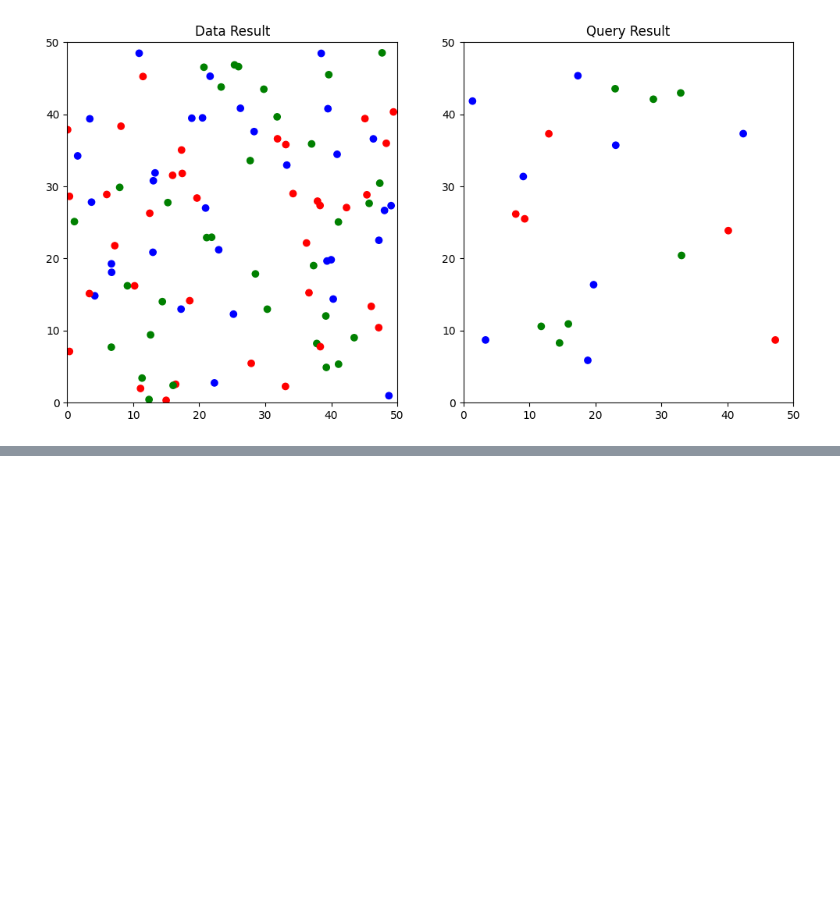
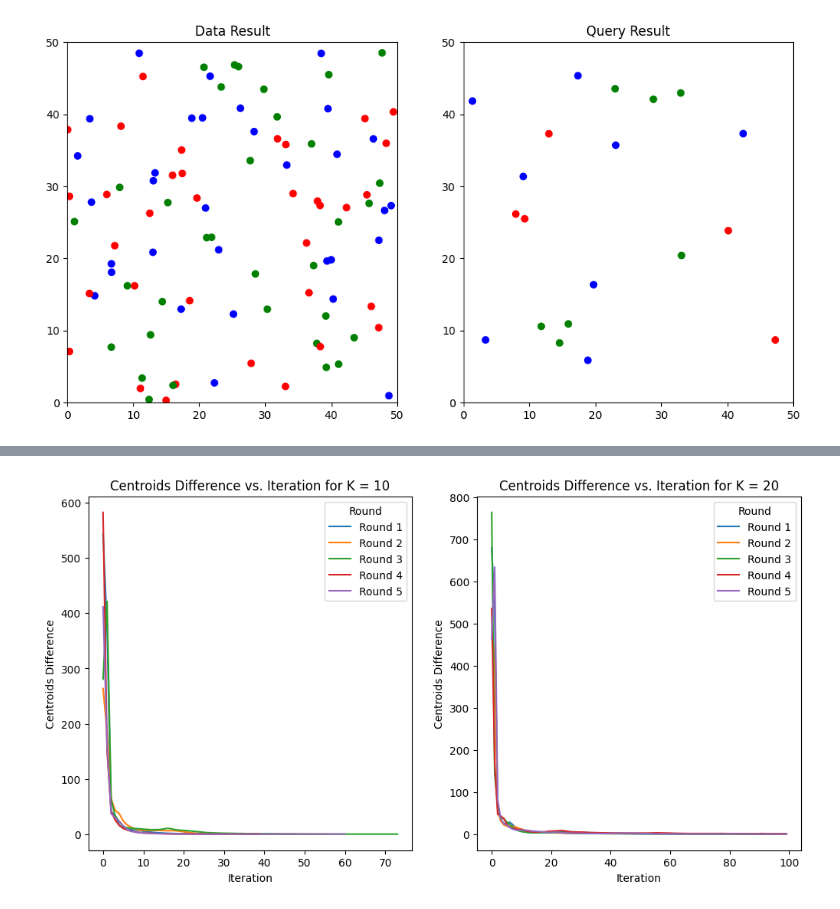
Before and after one commit to 118020020/815hws, a Jupyter notebook: hw2/solutions.ipynb, the cells around one changed output, grey strips where cells are left out. Cells and saved outputs as stored; diff of their text form; code cells hidden in the pictures; blank space fills up the shorter version.

Commit message:
wrong version, as a record

```diff
--- a/hw2/solutions.ipynb
+++ b/hw2/solutions.ipynb
@@ -98,0 +120,13 @@ Text(0.5, 1.0, 'Query Result')
+# %%
+def load_preprocess_image(img_path):
+    image = Image.open(img_path)
+    image = image.convert('RGB')
+    pixels = np.array(image)
+    h, w, c = pixels.shape
+    pixels = pixels.reshape((h*w, c))
+    return pixels, h, w
+
+def reload_image(centroids, labels, h, w):
+    compressed_pixels = centroids[labels].astype(np.uint8)
+    compressed_img = compressed_pixels.reshape(h, w, 3)
+    return compressed_img
@@ -98,0 +179,33 @@ Text(0.5, 1.0, 'Query Result')
+# %%
+K_list = [10,20]
+experiment_rounds = 5
+experiment_records = {}
+
+for round in range(experiment_rounds):
+    interation_info_full = {}
+    compressed_imgs = {}
+    for K in K_list:
+        compressed_img, iteration_info = compress_image('Data/Image.png', K, max_iters=100, threshold=1e-3)
+        compressed_imgs[K] = compressed_img
+        interation_info_full[K] = iteration_info
+        #plt.imshow(compressed_img)
+        #plt.title(f'K={K}')
+        #plt.show()
+    experiment_records[round] = (compressed_imgs, interation_info_full)
+# %%
+# plot the iteration information for each K with each round
+fig, axs = plt.subplots(1, 2, figsize=(12, 6))
+for i, K in enumerate(K_list):
+    for round in range(experiment_rounds):
+        # plot the iteration information of one K, different rounds in one subplot
+        iteration_info = experiment_records[round][1][K]
+        axs[i].plot(list(iteration_info.keys()), list(iteration_info.values()), label=f'K={K}')
+        axs[i].set_xlabel('Iteration')
+        axs[i].set_ylabel('Centroids Difference')
+        axs[i].set_title(f'Centroids Difference vs. Iteration for K = {K}')
+        # set the legend for the subplot by round
+        axs[i].legend(title='Round',
+                      labels = [f'Round {round+1}' for round in range(experiment_rounds)])
+plt.show()
+# %% [output]
+[figure, added]
```
Also changed, not shown: parts of 28 cells of this notebook.
